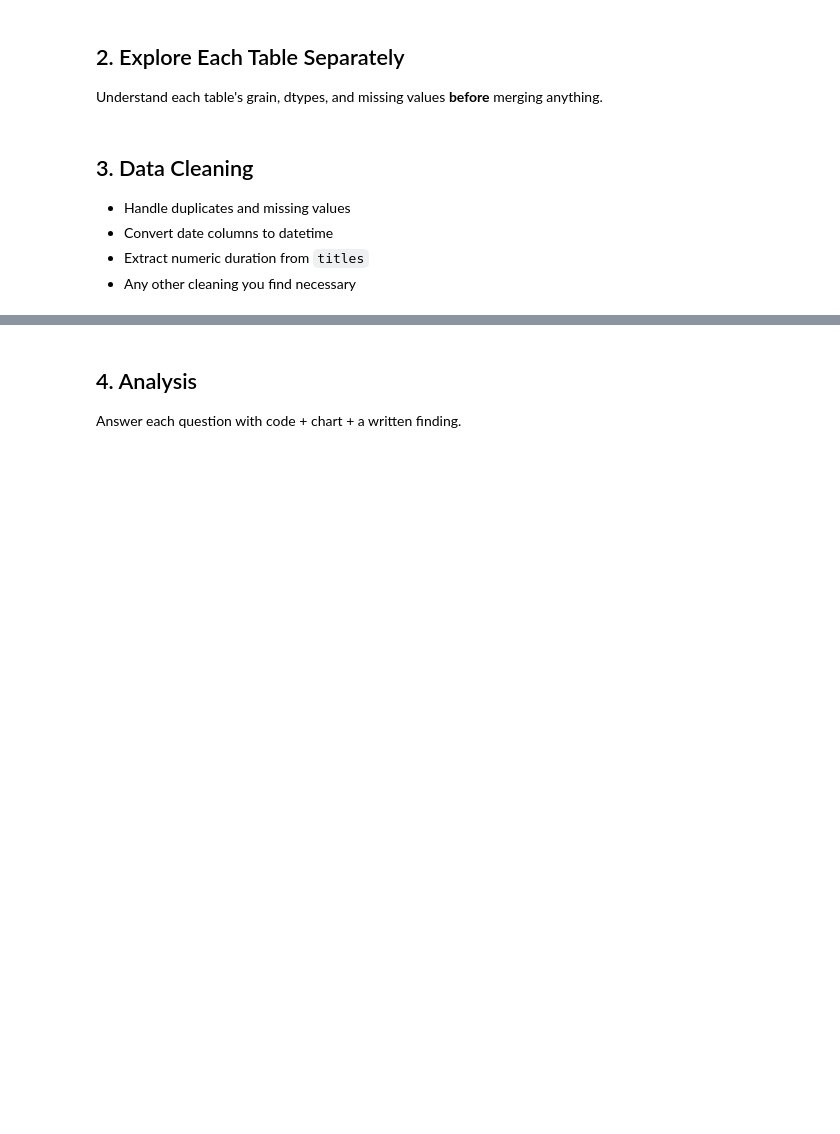
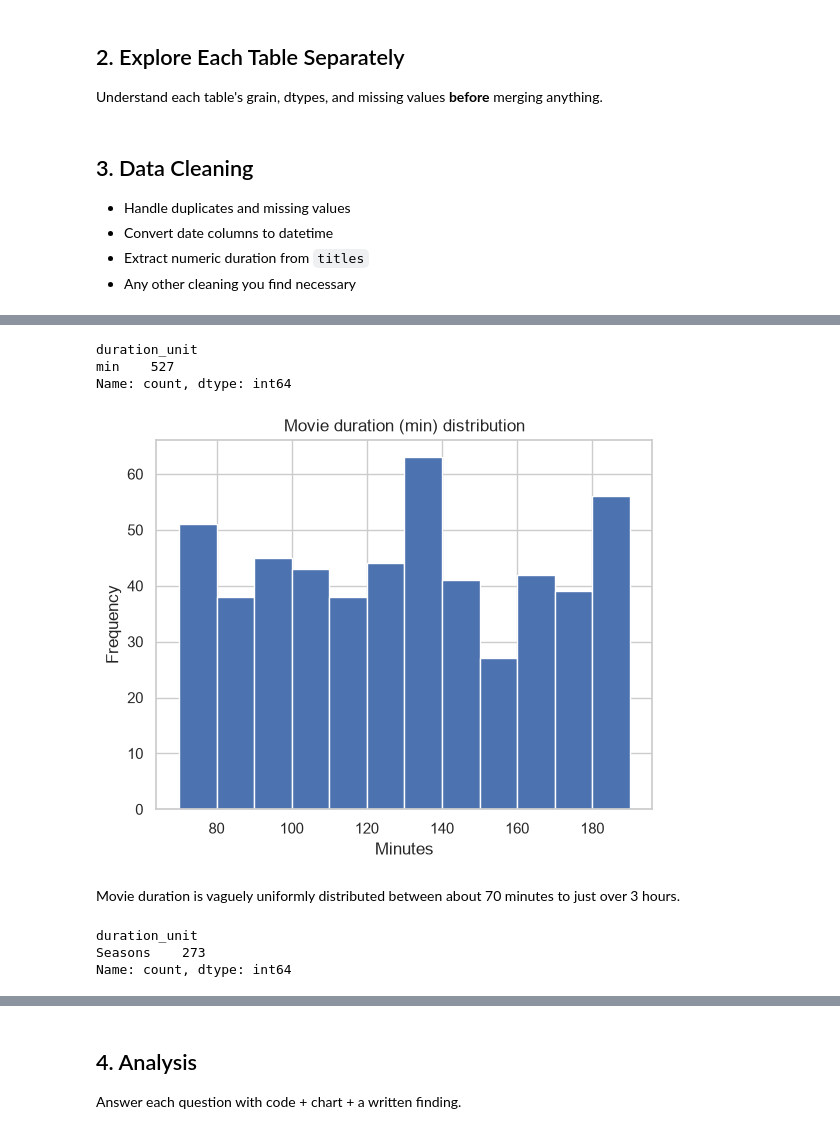
Before and after one commit to sysakm/movie_analytics_da_2026, a Jupyter notebook: starter_notebook.ipynb, the cells around one changed output, grey strips where cells are left out. Drawn from its saved outputs; the diff is of its cells as text; code cells hidden in the pictures; blank space fills up the shorter version.

```diff
--- a/starter_notebook.ipynb
+++ b/starter_notebook.ipynb
@@ -48,0 +235,4 @@ Understand each table's grain, dtypes, and missing values **before** merging any
+# %%
+titles[['duration_num', 'duration_unit']] = titles['duration'].str.split(' ', expand=True)
+titles['duration_num'] = titles['duration_num'].astype(int)
+titles
@@ -48,0 +253,21 @@ Understand each table's grain, dtypes, and missing values **before** merging any
+# %%
+titles[titles['type'] == 'Movie']['duration_unit'].value_counts()  # check that all movies have minutes as their duration
+# %% [output]
+duration_unit
+min    527
+Name: count, dtype: int64
+# %%
+titles[titles['type'] == 'Movie']['duration_num'].plot(kind='hist', bins=12)
+plt.xlabel('Minutes')
+plt.title('Movie duration (min) distribution')
+plt.show()
+# %% [output]
+[figure, added]
+# %% [markdown]
+Movie duration is vaguely uniformly distributed between about 70 minutes to just over 3 hours.
+# %%
+titles[titles['type'] == 'TV Show']['duration_unit'].value_counts()  # check that all tv shows have seasons as their duration
+# %% [output]
+duration_unit
+Seasons    273
+Name: count, dtype: int64
```
Also changed, not shown: parts of 120 cells of this notebook.
